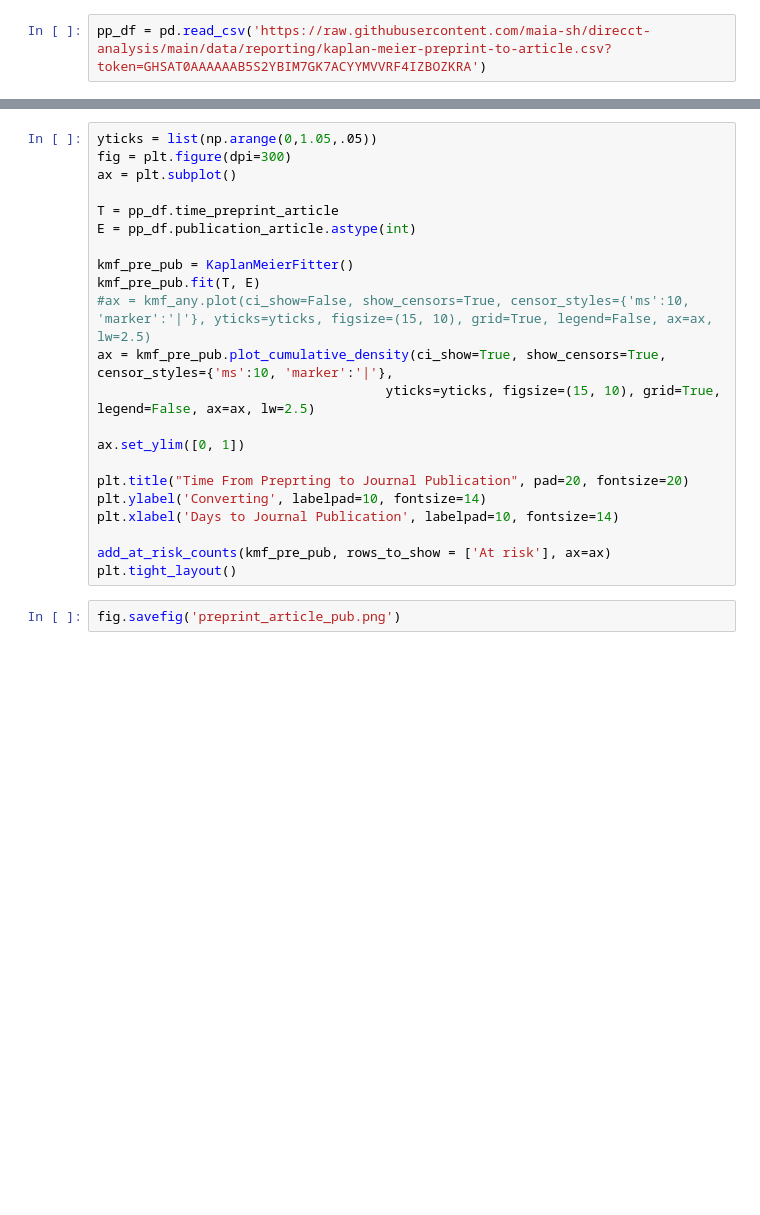
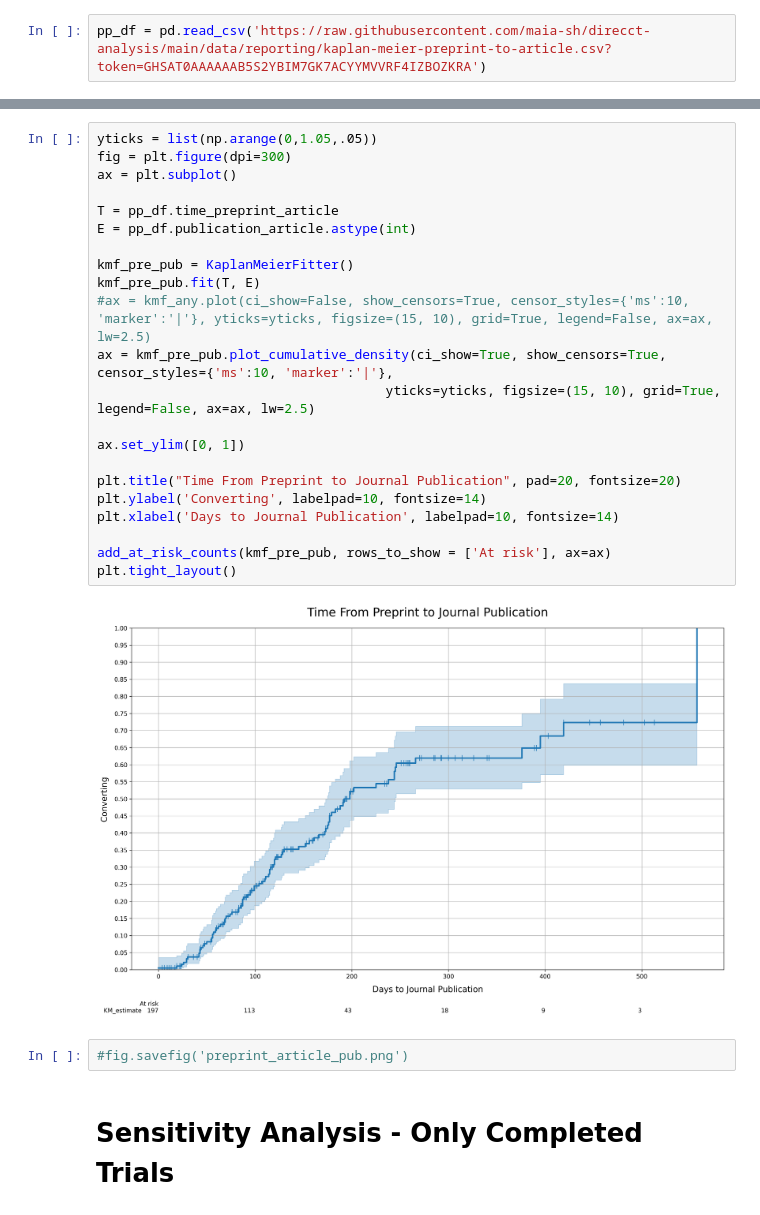
Before and after one commit to ebmdatalab/direcct-phase2-python, a Jupyter notebook: notebooks/7 Analysis.ipynb, the cells around one changed output, grey strips where cells are left out. Cells and saved outputs as stored; diff of their text form; blank space fills up the shorter version.

Commit message:
Updating Analysis
Adding a sensitivity analysis

```diff
--- a/notebooks/7 Analysis.ipynb
+++ b/notebooks/7 Analysis.ipynb
@@ -535,24 +645,28 @@ pp_df.head()
 # %%
 yticks = list(np.arange(0,1.05,.05))
 fig = plt.figure(dpi=300)
 ax = plt.subplot()
 
 T = pp_df.time_preprint_article
 E = pp_df.publication_article.astype(int)
 
 kmf_pre_pub = KaplanMeierFitter()
 kmf_pre_pub.fit(T, E)
 #ax = kmf_any.plot(ci_show=False, show_censors=True, censor_styles={'ms':10, 'marker':'|'}, yticks=yticks, figsize=(15, 10), grid=True, legend=False, ax=ax, lw=2.5)
 ax = kmf_pre_pub.plot_cumulative_density(ci_show=True, show_censors=True, censor_styles={'ms':10, 'marker':'|'},
                                      yticks=yticks, figsize=(15, 10), grid=True, legend=False, ax=ax, lw=2.5)
 
 ax.set_ylim([0, 1])
 
-plt.title("Time From Preprting to Journal Publication", pad=20, fontsize=20)
+plt.title("Time From Preprint to Journal Publication", pad=20, fontsize=20)
 plt.ylabel('Converting', labelpad=10, fontsize=14)
 plt.xlabel('Days to Journal Publication', labelpad=10, fontsize=14)
 
 add_at_risk_counts(kmf_pre_pub, rows_to_show = ['At risk'], ax=ax)
 plt.tight_layout()
+# %% [output]
+[figure, added]
 # %%
-fig.savefig('preprint_article_pub.png')
+#fig.savefig('preprint_article_pub.png')
+# %% [markdown]
+# Sensitivity Analysis - Only Completed Trials
```
Also changed, not shown: parts of 24 cells of this notebook, 1 other file.
